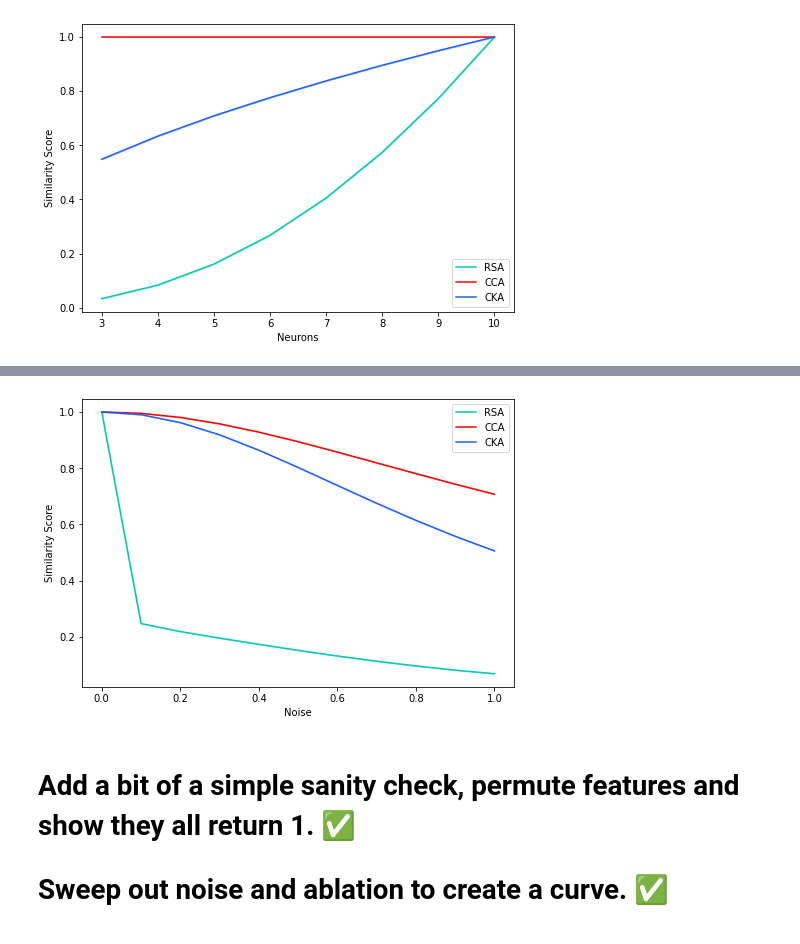
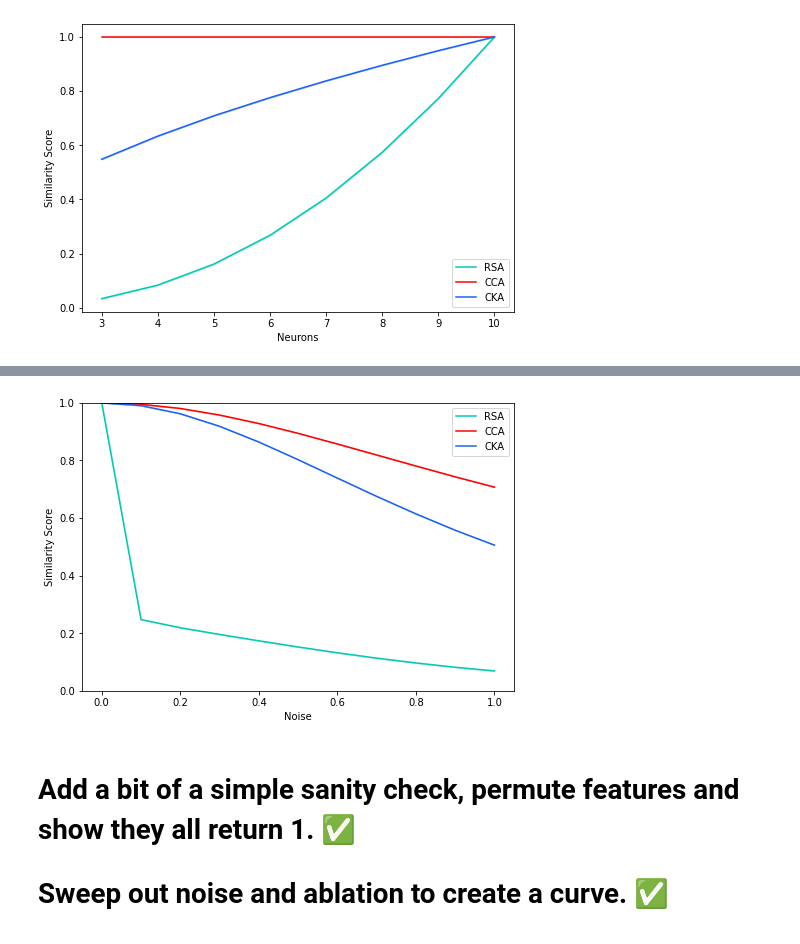
Before and after one commit to VandyCatLab/modelzoo, a Jupyter notebook: notebooks/MasterbookJason.ipynb, the cells around one changed output, grey strips where cells are left out. Cells and saved outputs as stored; diff of their text form; code cells hidden in the pictures.

```diff
--- a/notebooks/MasterbookJason.ipynb
+++ b/notebooks/MasterbookJason.ipynb
@@ -375,30 +364,31 @@ noiseMean.head()
 # %%
 fig = plt.figure()
 ax = fig.add_axes([0,0,1,1])
 ax.plot(noiseMean['do_rsaNumba'], color=rsaColor, label='RSA')
 ax.fill_between(np.arange(0, 1.1, step=.1),
     [x[0] for x in noiseCI['do_rsaNumba']],
     [x[1] for x in noiseCI['do_rsaNumba']],
     zorder=-1, alpha=0.3, color=rsaColor
 )
 ax.plot(noiseMean['do_svcca'], color=ccaColor, label='CCA')
 ax.fill_between(np.arange(0, 1.1, step=.1),
     [x[0] for x in noiseCI['do_svcca']],
     [x[1] for x in noiseCI['do_svcca']],
     zorder=-1, alpha=0.3, color=ccaColor
 )
 ax.plot(noiseMean['do_linearCKANumba'], color=ckaColor, label='CKA')
 ax.fill_between(np.arange(0, 1.1, step=.1),
     [x[0] for x in noiseCI['do_linearCKANumba']],
     [x[1] for x in noiseCI['do_linearCKANumba']],
     zorder=-1, alpha=0.3, color=ckaColor
 )
 ax.legend()
 ax.set_xlabel('Noise')
 ax.set_ylabel('Similarity Score')
+ax.set_ylim((0, 1))
 fig.show()
 # %% [output]
-[figure, old version]
+[figure, new version]
 # %% [markdown]
 # Add a bit of a simple sanity check, permute features and show they all return 1. ✅
 # Sweep out noise and ablation to create a curve. ✅
```
Also changed, not shown: parts of 14 cells of this notebook.
